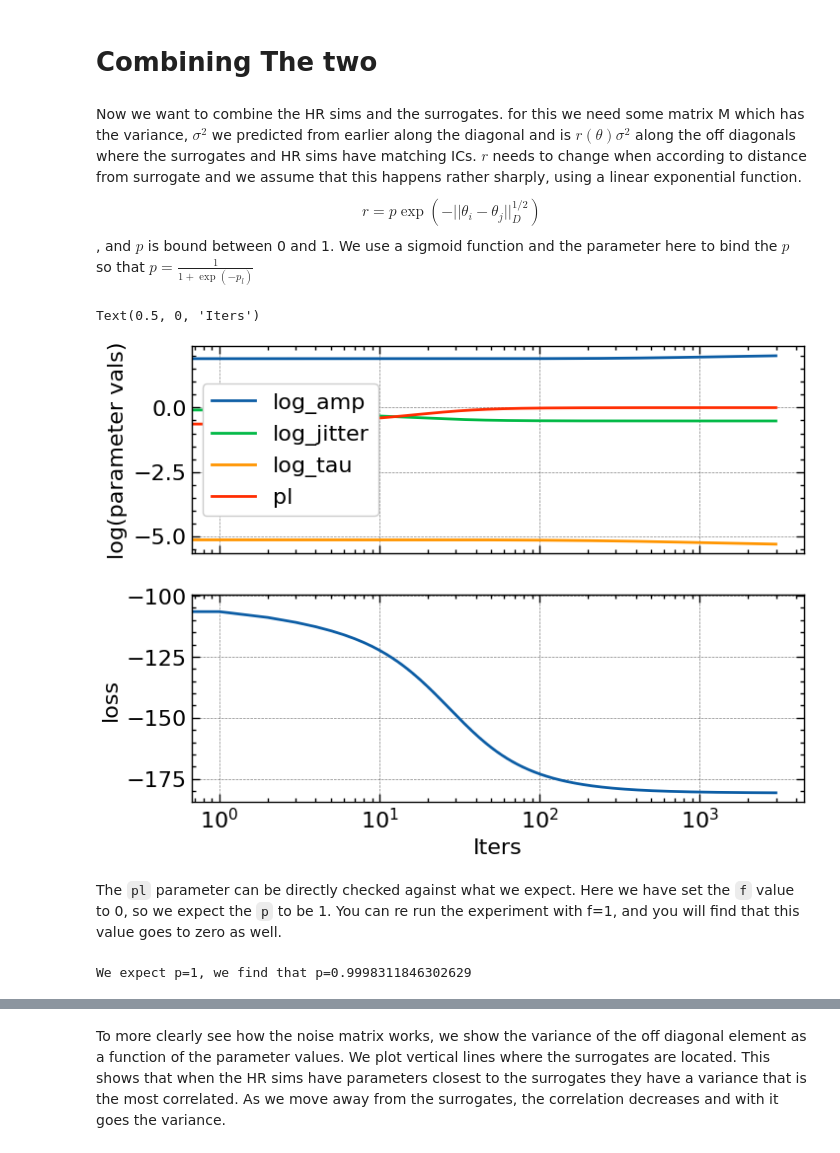
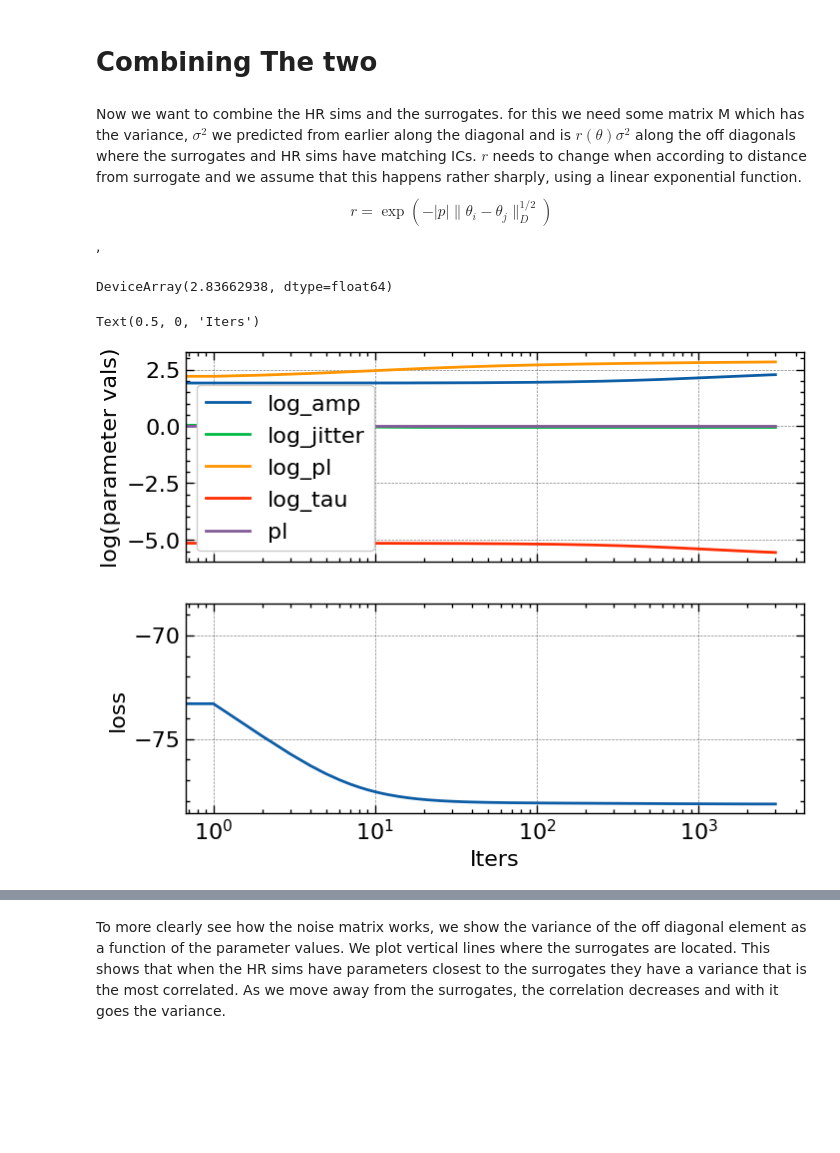
Before and after one commit to Maxelee/CARPoolGP_test, a Jupyter notebook: ToyModel.ipynb, the cells around one changed output, grey strips where cells are left out. Drawn from its saved outputs; the diff is of its cells as text; code cells hidden in the pictures; blank space fills up the shorter version.

Commit message:
scale in exponent

````diff
--- a/ToyModel.ipynb
+++ b/ToyModel.ipynb
@@ -72,21 +72,23 @@ These functions just do decomposition of the covariance matrix for faster comput
 # %%
 @jax.jit
 @jax.value_and_grad
-def loss(params, kernel_func, X, Y, jitter=None,I=None, **args):
+def loss(params, kernel_func, X, Y, jitter=None,I=None, kernel_M=None):
     """
     Return the loss and gradient of the loss for gradient descent
     """
     #Build Kernel with current parameter values
     kernel = kernel_func(params)
 
+    if kernel_M is not None:
+        Mkernel = kernel_M(params)
+
     #Add noise
     if jitter is None:
         cov = kernel(X, X) + jnp.exp(params['log_jitter']) * jnp.eye(len(X))
     else:
         # Off diagonal elements are weighed by linear exponential and r
-        M = Mkernel()
         r = 1 / (1 + jnp.exp(-params["pl"]))
-        M = I * r * M(X, X) * jnp.exp(params['log_jitter']) + jnp.eye(2*N)*jnp.exp(params['log_jitter'])
+        M =  I*Mkernel(X, X) * jnp.exp(params['log_jitter']) *1 + jnp.eye(2*N)*jnp.exp(params['log_jitter'])
         cov = kernel(X, X)  + M
 
 
@@ -183,12 +185,12 @@ class Mkernel(kernels.Kernel):
     the level of correlation between surrogates and HR sims. The value is
     transformed using a sigmoid function to bind it between -1 and 1
     """
-    def __init__(self):
-        pass
+    def __init__(self, p):
+        self.p = jnp.atleast_1d(p)
     def evaluate(self, X1, X2):
         x = jnp.atleast_1d(jnp.sqrt((X2 - X1)**2))
-        p = jnp.sum(jnp.exp(-x))
-        return p
+        dtheta = jnp.sum(jnp.exp(-self.p* x))
+        return dtheta
 
 def get_GPMixture(params):
     try:
@@ -201,6 +203,10 @@ def get_GPMixture(params):
             jnp.exp(params["log_amp"]),
             jnp.exp(params["log_tau"]))
     return K
+
+def get_kernelM(params):
+    K = Mkernel(jnp.exp(params["log_pl"]**2))
+    return K
 # %% [markdown]
 # No Surrogates
 # %% [markdown]
@@ -259,7 +265,7 @@ For an f=0, there is 100% correlation, for an f=1, there is 0 correlation, and i
 # %%
 div=12 # Number of surrogates = N / div
 N_R = int(N/div)
-f=0.0
+f=1.0
 
 theta_R, R, E = match_surrogates0(theta_Q, intrinsic_noise,  f,  div)
 # %%
@@ -277,7 +283,7 @@ ax.legend()
 # %% [markdown]
 # Combining The two
 # %% [markdown]
-Now we want to combine the HR sims and the surrogates. for this we need some matrix M which has the variance, $\sigma^2$ we predicted from earlier along the diagonal and is $r(\theta)\sigma^2$ along the off diagonals where the surrogates and HR sims have matching ICs. $r$ needs to change when according to distance from surrogate and we assume that this happens rather sharply, using a linear exponential function. $$r = p \exp\left(-||\theta_i - \theta_j||_D^{1/2}\right)$$, and $p$ is bound between 0 and 1. We use a sigmoid function and the parameter here to bind the $p$ so that $p = \frac{1}{1 + \exp(-p_l)}$
+Now we want to combine the HR sims and the surrogates. for this we need some matrix M which has the variance, $\sigma^2$ we predicted from earlier along the diagonal and is $r(\theta)\sigma^2$ along the off diagonals where the surrogates and HR sims have matching ICs. $r$ needs to change when according to distance from surrogate and we assume that this happens rather sharply, using a linear exponential function. $$r = \exp\left(-|p| \|\theta_i - \theta_j\|_D^{1/2}\right)$$,
 # %%
 theta_QR = np.concatenate((theta_Q, theta_R))
 QR = np.concatenate((Q, R))
@@ -289,9 +295,12 @@ paramsCP = {
     "log_amp":paramsQ["log_amp"],
     "log_tau":paramsQ["log_tau"],
     "log_jitter":paramsQ["log_jitter"],
+    "log_pl":2.0,
     "pl":0.0}
 
 kernel_func =  jax.tree_util.Partial(get_GPMixture)
+kernel_M    =  jax.tree_util.Partial(get_kernelM)
+
 
 # If you are getting nans, try making the LR smaller
 opt = optax.sgd(learning_rate=LR)
@@ -299,35 +308,32 @@ opt_state = opt.init(paramsCP)
 ls = []
 ps = []
 for i in trange(ITERS):
-    loss_val, grads = loss(paramsCP, kernel_func, theta_QR, QR, jitter=jitter, I=I)
+    loss_val, grads = loss(paramsCP, kernel_func, theta_QR, QR, jitter=jitter, I=I, kernel_M=kernel_M)
     updates, opt_state = opt.update(grads, opt_state)
     paramsCP = optax.apply_updates(paramsCP, updates)
     ps.append(paramsCP.values())
     ls.append(loss_val)
+# %%
+paramsCP["log_pl"]
+# %% [output]
+DeviceArray(2.83662938, dtype=float64)
 # %%
 fig, axs = plt.subplots(nrows=2, sharex=True)
 ps_i = [[list(p)[i] for i in range(len(paramsCP.keys()))] for p in ps]
 axs[1].semilogx(ls)
 for i in range(len(paramsCP.keys())):
-    if i != 3:
-        axs[0].semilogx(np.array(ps_i)[:, i], label=list(paramsCP.keys())[i])
-    else:
-        axs[0].semilogx(np.log(1/ (1 + np.exp(-np.array(ps_i)[:, i]))), label=list(paramsCP.keys())[i])
+#     if i != 3:
+    axs[0].semilogx(np.array(ps_i)[:, i], label=list(paramsCP.keys())[i])
+#     else:
+#         axs[0].semilogx(np.log(1/ (1 + np.exp(-np.array(ps_i)[:, i]))), label=list(paramsCP.keys())[i])
 
 axs[0].legend()
 axs[0].set_ylabel('log(parameter vals)')
 axs[1].set_ylabel('loss')
 axs[1].set_xlabel('Iters')
 # %% [output]
 Text(0.5, 0, 'Iters')
-[figure, old version]
+[figure, new version]
-# %% [markdown]
-The ```pl``` parameter can be directly checked against what we expect. Here we have set the ```f``` value to 0, so we expect the ```p``` to be 1. You can re run the experiment with f=1, and you will find that this value goes to zero as well.
-# %%
-p = 1/(1 + np.exp(-paramsCP["pl"]))
-print(f'We expect p=1, we find that p={p}')
-# %% [output]
-We expect p=1, we find that p=0.9998311846302629
 # %%
 # Create the kernel
 kernel = get_GPMixture(paramsCP)
````
Also changed, not shown: parts of 6 cells of this notebook.
